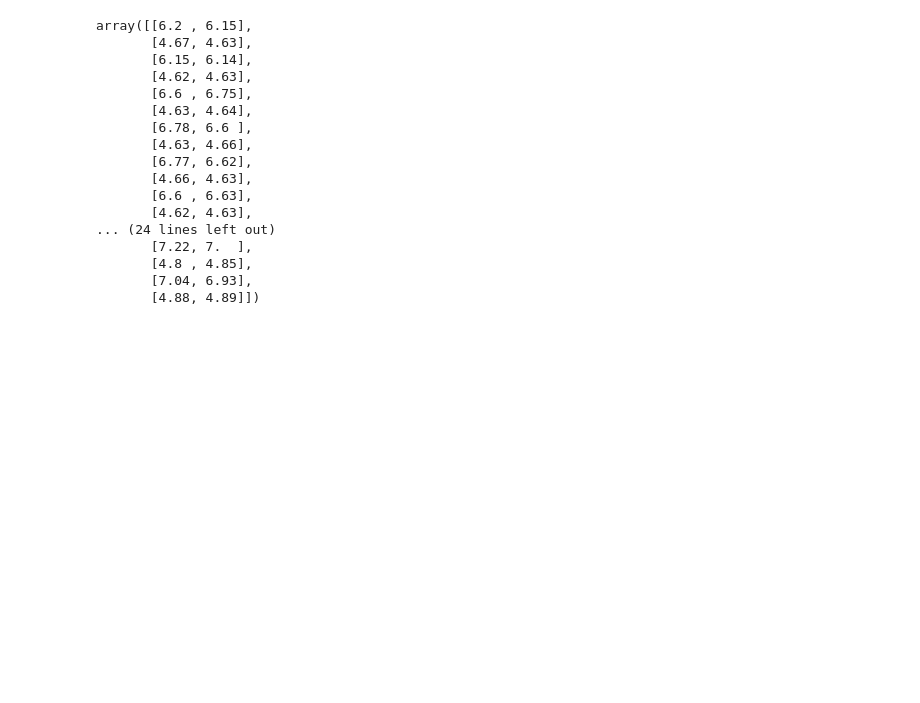
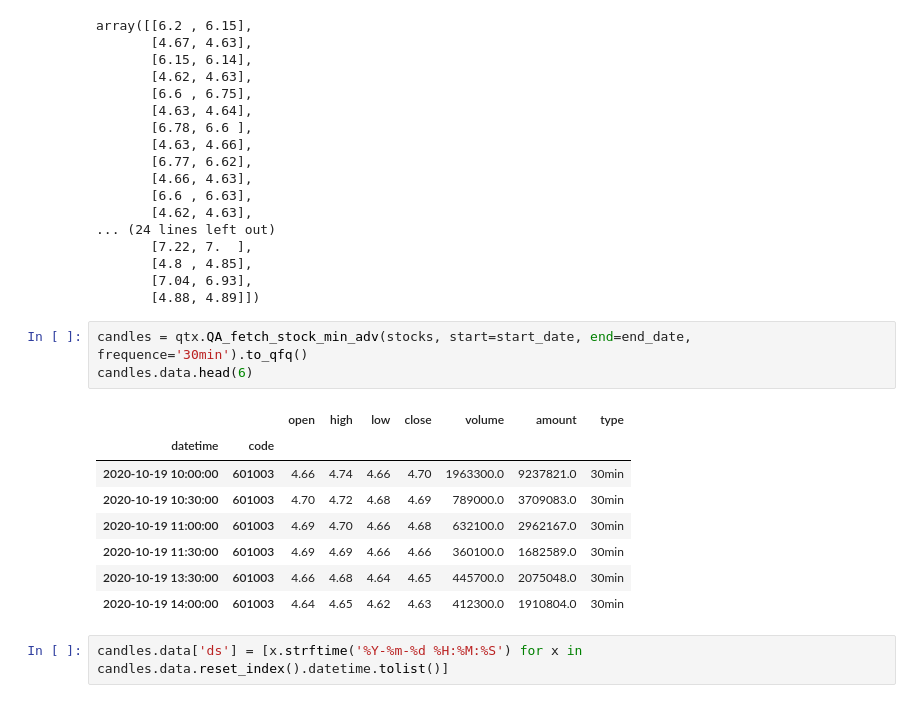
Before and after one commit to musicx/new_stock_test, a Jupyter notebook: stock_model/notebook/revise_api.ipynb, the cells around one changed output. Saved outputs shown, nothing was run; the diff lists cells and outputs as text; blank space fills up the shorter version.

```diff
--- a/stock_model/notebook/revise_api.ipynb
+++ b/stock_model/notebook/revise_api.ipynb
@@ -96,3 +96,17 @@ array([[6.2 , 6.15],
        [4.8 , 4.85],
        [7.04, 6.93],
        [4.88, 4.89]])
+# %%
+candles = qtx.QA_fetch_stock_min_adv(stocks, start=start_date, end=end_date, frequence='30min').to_qfq()
+candles.data.head(6)
+# %% [output]
+|  |  | open | high | low | close | volume | amount | type |
+| datetime | code |  |  |  |  |  |  |  |
+| 2020-10-19 10:00:00 | 601003 | 4.66 | 4.74 | 4.66 | 4.70 | 1963300.0 | 9237821.0 | 30min |
+| 2020-10-19 10:30:00 | 601003 | 4.70 | 4.72 | 4.68 | 4.69 | 789000.0 | 3709083.0 | 30min |
+| 2020-10-19 11:00:00 | 601003 | 4.69 | 4.70 | 4.66 | 4.68 | 632100.0 | 2962167.0 | 30min |
+| 2020-10-19 11:30:00 | 601003 | 4.69 | 4.69 | 4.66 | 4.66 | 360100.0 | 1682589.0 | 30min |
+| 2020-10-19 13:30:00 | 601003 | 4.66 | 4.68 | 4.64 | 4.65 | 445700.0 | 2075048.0 | 30min |
+| 2020-10-19 14:00:00 | 601003 | 4.64 | 4.65 | 4.62 | 4.63 | 412300.0 | 1910804.0 | 30min |
+# %%
+candles.data['ds'] = [x.strftime('%Y-%m-%d %H:%M:%S') for x in candles.data.reset_index().datetime.tolist()]
```
Also changed, not shown: parts of 3 cells of this notebook, 3 other files.
